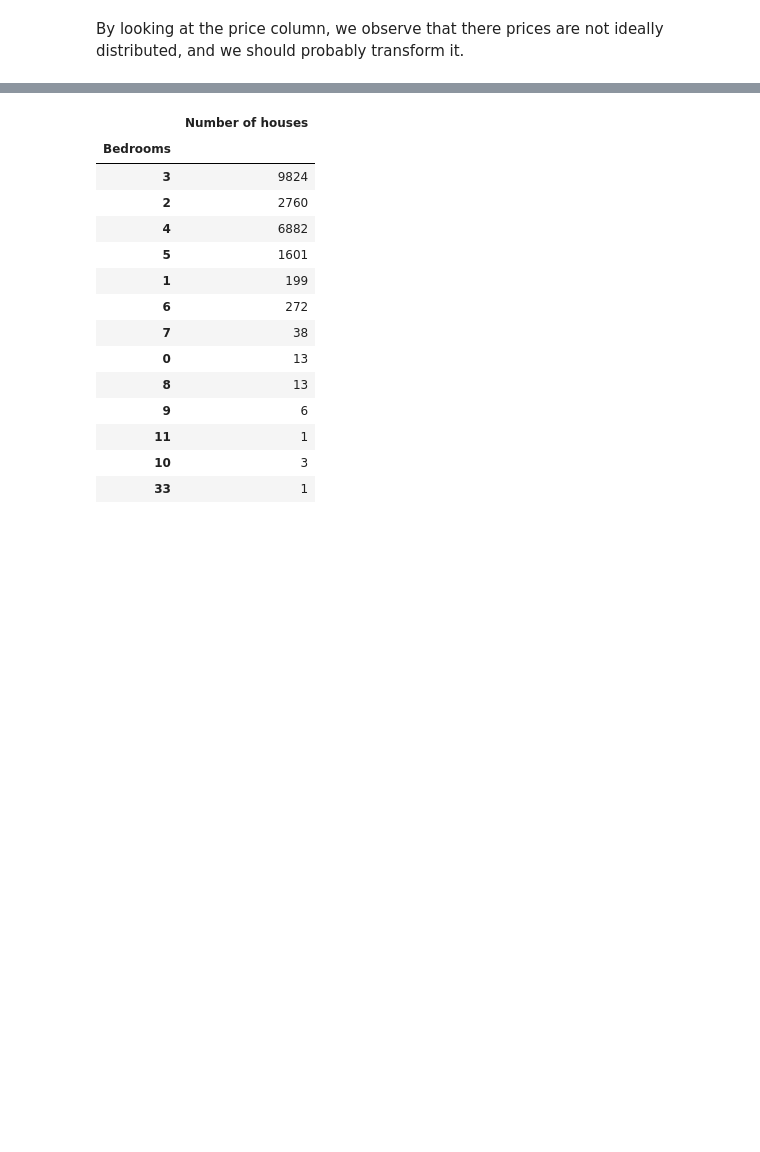
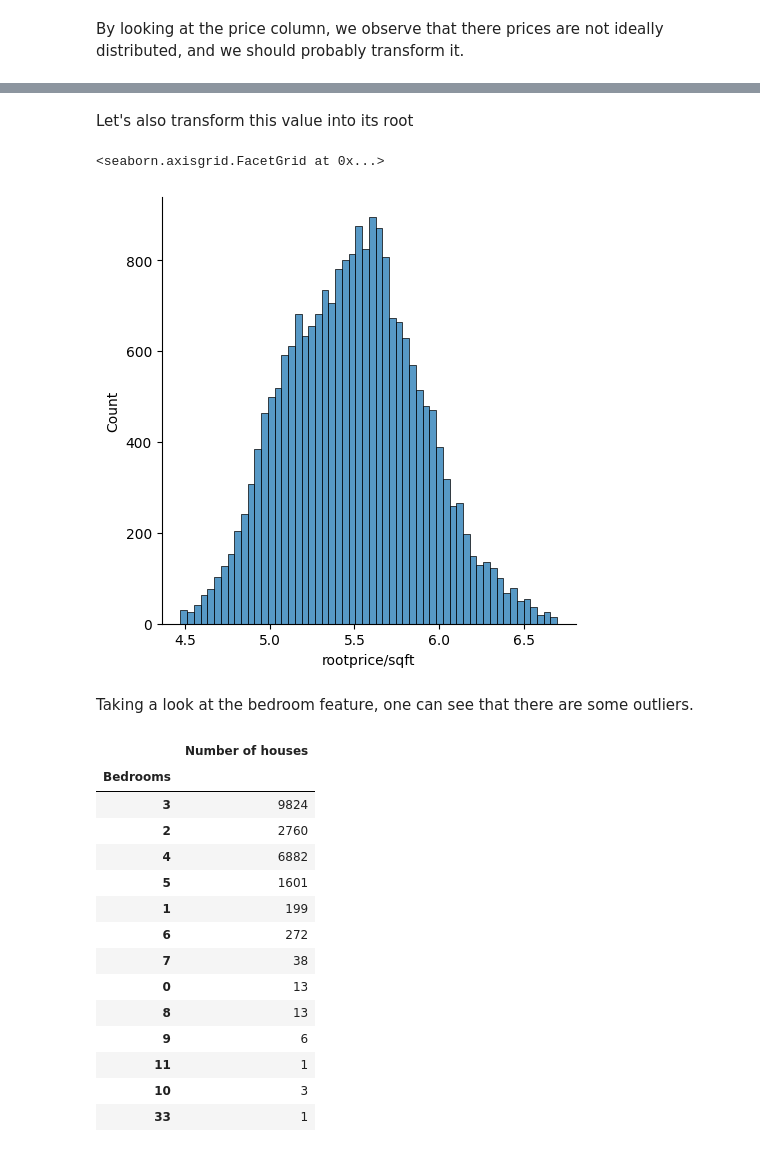
Before and after one commit to Sanketb2312/Info251-final-project, a Jupyter notebook: houseprediction.ipynb, the cells around one changed output, grey strips where cells are left out. Cells and saved outputs as stored; diff of their text form; code cells hidden in the pictures; blank space fills up the shorter version.

```diff
--- a/houseprediction.ipynb
+++ b/houseprediction.ipynb
@@ -152,3 +165,13 @@ Taking the log of the values seems like a good idea. In this way, it is more con
+# %% [markdown]
+Let's also transform this value into its root
+# %%
+data['rootprice/sqft'] = data['price/sqft'].apply(lambda x: np.log(x))
+sns.displot(data['rootprice/sqft'])
+# %% [output]
+<seaborn.axisgrid.FacetGrid at 0x...>
+[figure, added]
+# %% [markdown]
+Taking a look at the bedroom feature, one can see that there are some outliers.
 # %%
 
 bedroom_unique_values = data['bedrooms'].unique()
```
Also changed, not shown: parts of 14 cells of this notebook.
